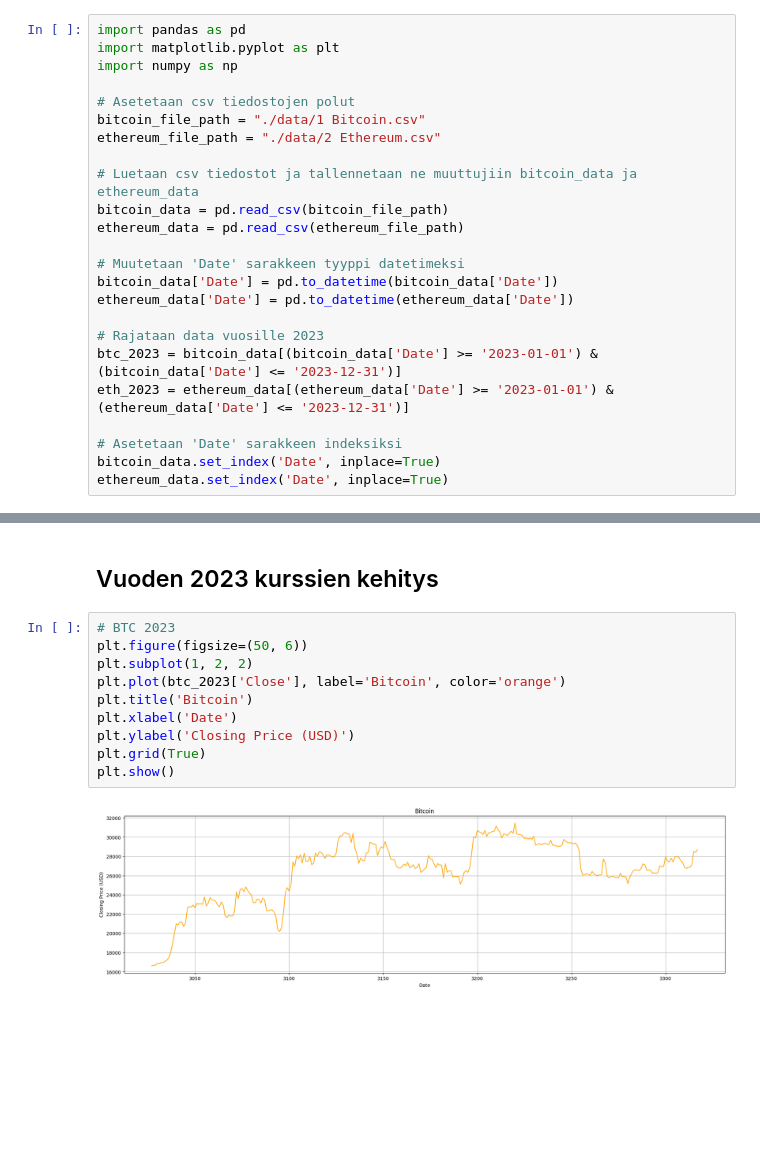
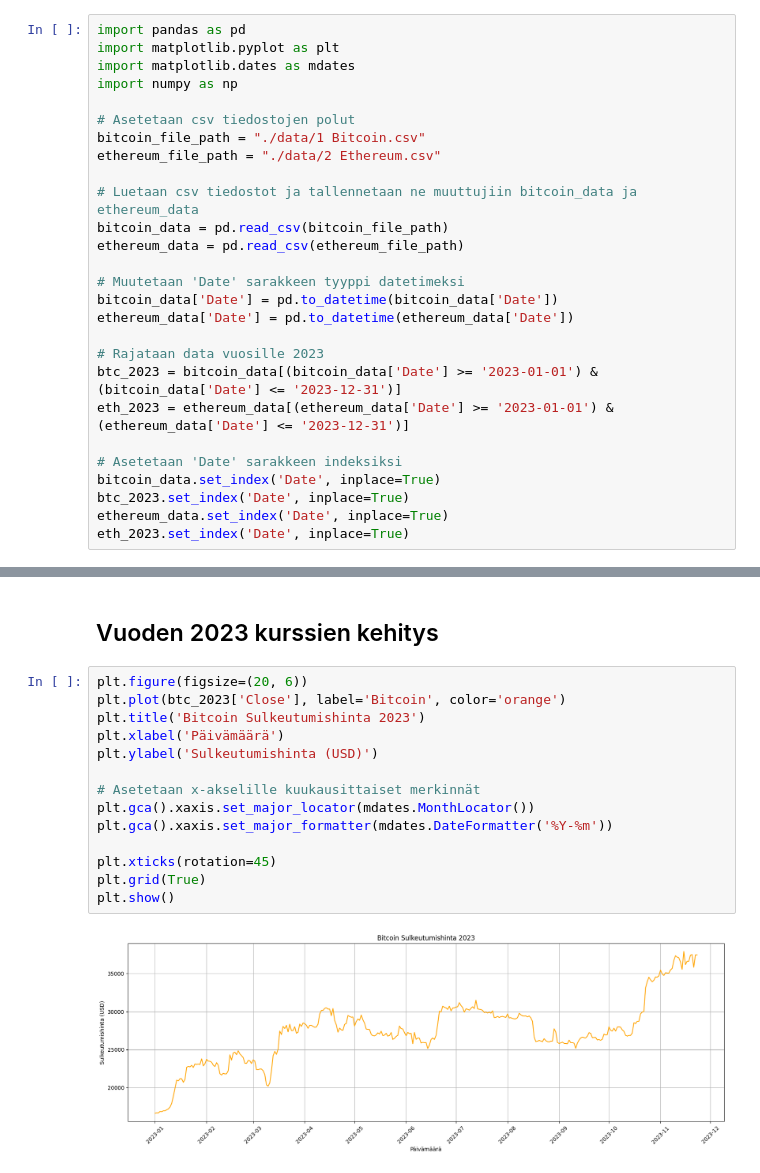
Before and after one commit to awonfs/analysoinnin_perusteet_2023, a Jupyter notebook: BitcoinProjectWork.ipynb, the cells around one changed output, grey strips where cells are left out. Saved outputs shown, nothing was run; the diff lists cells and outputs as text; blank space fills up the shorter version.

```diff
--- a/BitcoinProjectWork.ipynb
+++ b/BitcoinProjectWork.ipynb
@@ -12,6 +12,7 @@ Kryptovaluutta on digitaalinen tai virtuaalinen valuutta, joka käyttää krypto
 # %%
 import pandas as pd
 import matplotlib.pyplot as plt
+import matplotlib.dates as mdates
 import numpy as np
 
 # Asetetaan csv tiedostojen polut
@@ -32,7 +33,9 @@ eth_2023 = ethereum_data[(ethereum_data['Date'] >= '2023-01-01') & (ethereum_dat
 
 # Asetetaan 'Date' sarakkeen indeksiksi
 bitcoin_data.set_index('Date', inplace=True)
+btc_2023.set_index('Date', inplace=True)
 ethereum_data.set_index('Date', inplace=True)
+eth_2023.set_index('Date', inplace=True)
 # %%
 # Selvitä puuttuvat arvot
 missing_values_count_btc = bitcoin_data.isnull().sum()
@@ -91,16 +94,20 @@ plt.show()
 # %% [markdown]
 ## Vuoden 2023 kurssien kehitys
 # %%
-# BTC 2023
-plt.figure(figsize=(50, 6))
-plt.subplot(1, 2, 2)
+plt.figure(figsize=(20, 6))
 plt.plot(btc_2023['Close'], label='Bitcoin', color='orange')
-plt.title('Bitcoin')
-plt.xlabel('Date')
-plt.ylabel('Closing Price (USD)')
+plt.title('Bitcoin Sulkeutumishinta 2023')
+plt.xlabel('Päivämäärä')
+plt.ylabel('Sulkeutumishinta (USD)')
+
+# Asetetaan x-akselille kuukausittaiset merkinnät
+plt.gca().xaxis.set_major_locator(mdates.MonthLocator())
+plt.gca().xaxis.set_major_formatter(mdates.DateFormatter('%Y-%m'))
+
+plt.xticks(rotation=45)
 plt.grid(True)
 plt.show()
 # %% [output]
-[figure, old version]
+[figure, new version]
 # %%
 # ETH 2023
```
Also changed, not shown: parts of 5 cells of this notebook, 1 other file.
